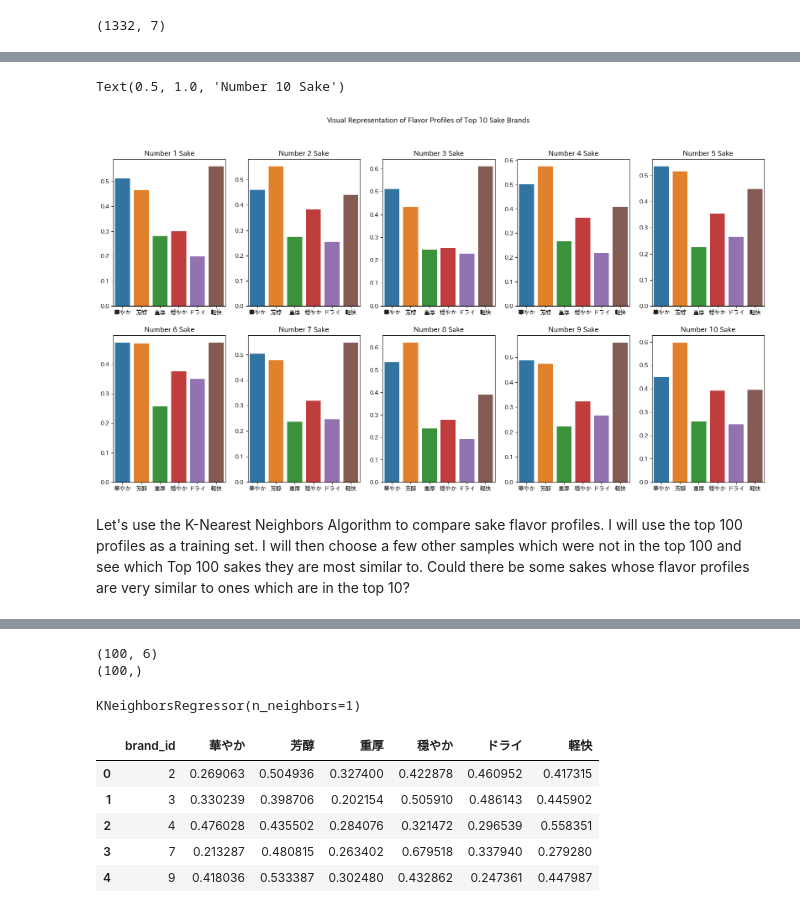
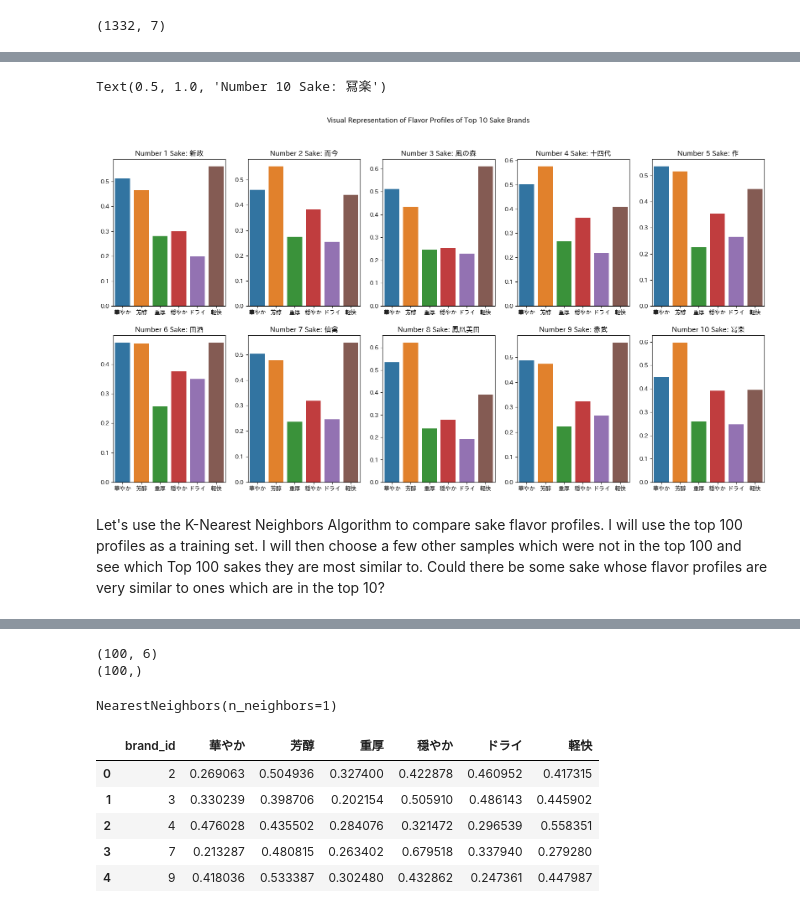
Before and after one commit to Kashiwaba23/sake_data, a Jupyter notebook: sake_EDA.ipynb, the cells around one changed output, grey strips where cells are left out. Drawn from its saved outputs; the diff is of its cells as text; code cells hidden in the pictures.

```diff
--- a/sake_EDA.ipynb
+++ b/sake_EDA.ipynb
@@ -227,7 +227,7 @@ Text(0.5, 1.0, 'Prefectures Which Make the Most Brands of Sake')
 [figure]
 # %%
 # Need to rename the brandId column to brand_id in the rankings_202311 df to match others
-#rankings_202311.rename(columns={'brandId':'brand_id'}, inplace=True)
+rankings_202311.rename(columns={'brandId':'brand_id'}, inplace=True)
 rankings_202311.head()
 # %% [output]
 |  | rank | score | brand_id |
@@ -345,7 +345,7 @@ It looks like **Mie** and **Tochigi** both have **2** sake brands each in the to
 First, let's focus on the Top 100 brands and see how their flavor profiles compare. Are there any similarities?
 # %%
 # again, we need to rename the brandId column to match the other tables
-#flavor_chart.rename(columns={'brandId':'brand_id'}, inplace=True)
+flavor_chart.rename(columns={'brandId':'brand_id'}, inplace=True)
 flavor_chart.shape
 # %% [output]
 (1332, 7)
@@ -362,29 +367,29 @@ brand_ranking_profiles.head()
 # %%
 fig, axes = plt.subplots(nrows=2, ncols=5, figsize=(20, 10))
 fig.suptitle('Visual Representation of Flavor Profiles of Top 10 Sake Brands')
 sns.barplot(ax=axes[0][0], x=brand_ranking_profiles.iloc[0,8:].index, y=brand_ranking_profiles.iloc[0,8:].values)
-axes[0][0].set_title('Number 1 Sake')
+axes[0][0].set_title('Number 1 Sake: 新政')
 sns.barplot(ax=axes[0][1], x=brand_ranking_profiles.iloc[1,8:].index, y=brand_ranking_profiles.iloc[1,8:].values)
-axes[0][1].set_title('Number 2 Sake')
+axes[0][1].set_title('Number 2 Sake: 而今')
 sns.barplot(ax=axes[0][2], x=brand_ranking_profiles.iloc[2,8:].index, y=brand_ranking_profiles.iloc[2,8:].values)
-axes[0][2].set_title('Number 3 Sake')
+axes[0][2].set_title('Number 3 Sake: 風の森')
 sns.barplot(ax=axes[0][3], x=brand_ranking_profiles.iloc[3,8:].index, y=brand_ranking_profiles.iloc[3,8:].values)
-axes[0][3].set_title('Number 4 Sake')
+axes[0][3].set_title('Number 4 Sake: 十四代')
 sns.barplot(ax=axes[0][4], x=brand_ranking_profiles.iloc[4,8:].index, y=brand_ranking_profiles.iloc[4,8:].values)
-axes[0][4].set_title('Number 5 Sake')
+axes[0][4].set_title('Number 5 Sake: 作')
 sns.barplot(ax=axes[1][0], x=brand_ranking_profiles.iloc[5,8:].index, y=brand_ranking_profiles.iloc[5,8:].values)
-axes[1][0].set_title('Number 6 Sake')
+axes[1][0].set_title('Number 6 Sake: 田酒')
 sns.barplot(ax=axes[1][1], x=brand_ranking_profiles.iloc[6,8:].index, y=brand_ranking_profiles.iloc[6,8:].values)
-axes[1][1].set_title('Number 7 Sake')
+axes[1][1].set_title('Number 7 Sake: 仙禽')
 sns.barplot(ax=axes[1][2], x=brand_ranking_profiles.iloc[7,8:].index, y=brand_ranking_profiles.iloc[7,8:].values)
-axes[1][2].set_title('Number 8 Sake')
+axes[1][2].set_title('Number 8 Sake: 鳳凰美田')
 sns.barplot(ax=axes[1][3], x=brand_ranking_profiles.iloc[8,8:].index, y=brand_ranking_profiles.iloc[8,8:].values)
-axes[1][3].set_title('Number 9 Sake')
+axes[1][3].set_title('Number 9 Sake: 赤武')
 sns.barplot(ax=axes[1][4], x=brand_ranking_profiles.iloc[9,8:].index, y=brand_ranking_profiles.iloc[9,8:].values)
-axes[1][4].set_title('Number 10 Sake')
+axes[1][4].set_title('Number 10 Sake: 冩楽')
 # %% [output]
-Text(0.5, 1.0, 'Number 10 Sake')
+Text(0.5, 1.0, 'Number 10 Sake: 冩楽')
-[figure, old version]
+[figure, new version]
 # %% [markdown]
-Let's use the K-Nearest Neighbors Algorithm to compare sake flavor profiles. I will use the top 100 profiles as a training set. I will then choose a few other samples which were not in the top 100 and see which Top 100 sakes they are most similar to. Could there be some sakes whose flavor profiles are very similar to ones which are in the top 10?
+Let's use the K-Nearest Neighbors Algorithm to compare sake flavor profiles. I will use the top 100 profiles as a training set. I will then choose a few other samples which were not in the top 100 and see which Top 100 sakes they are most similar to. Could there be some sake whose flavor profiles are very similar to ones which are in the top 10?
 # %%
@@ -413,10 +418,10 @@ print(y.shape)
 scaler = StandardScaler()
 X_scaled = scaler.fit_transform(X)
 # %%
-neigh = KNeighborsRegressor(n_neighbors=1)
+neigh = NearestNeighbors(n_neighbors=1)
 neigh.fit(X_scaled, y)
 # %% [output]
-KNeighborsRegressor(n_neighbors=1)
+NearestNeighbors(n_neighbors=1)
 # %%
 flavor_chart.head()
 # %% [output]
```
Also changed, not shown: parts of 22 cells of this notebook.
